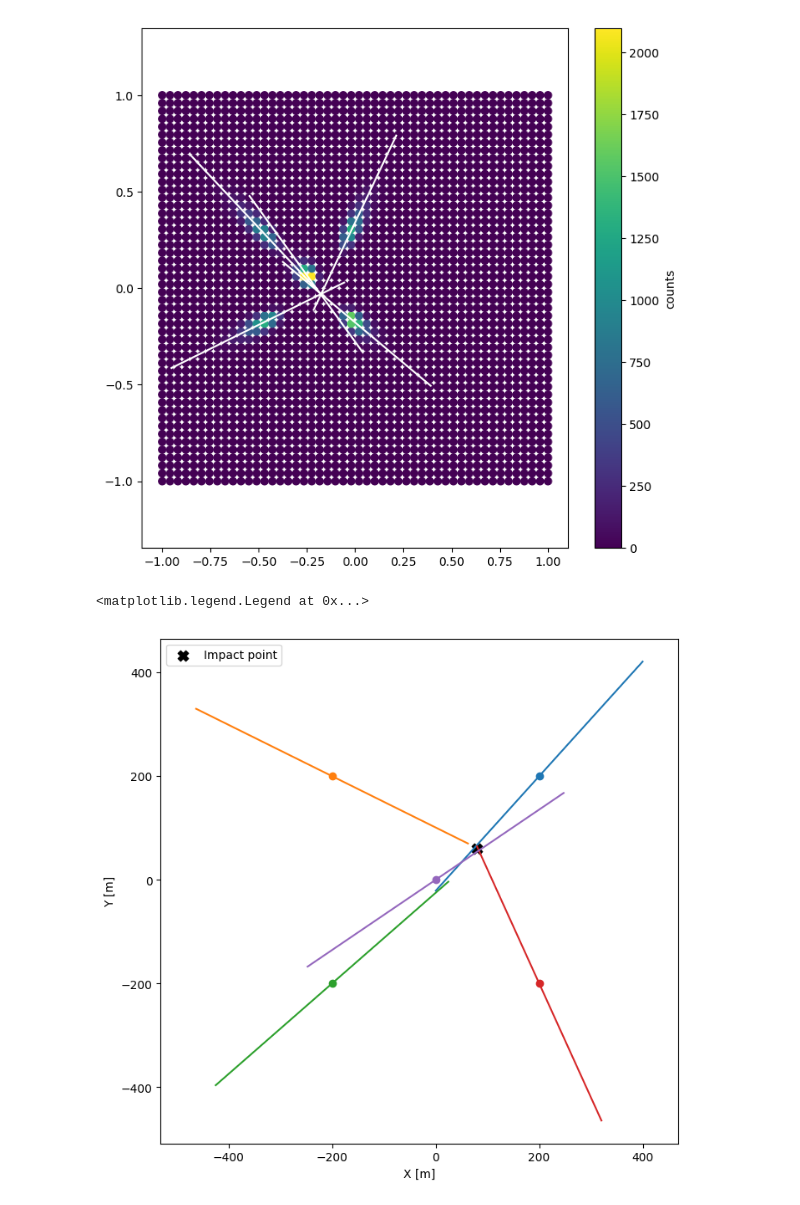
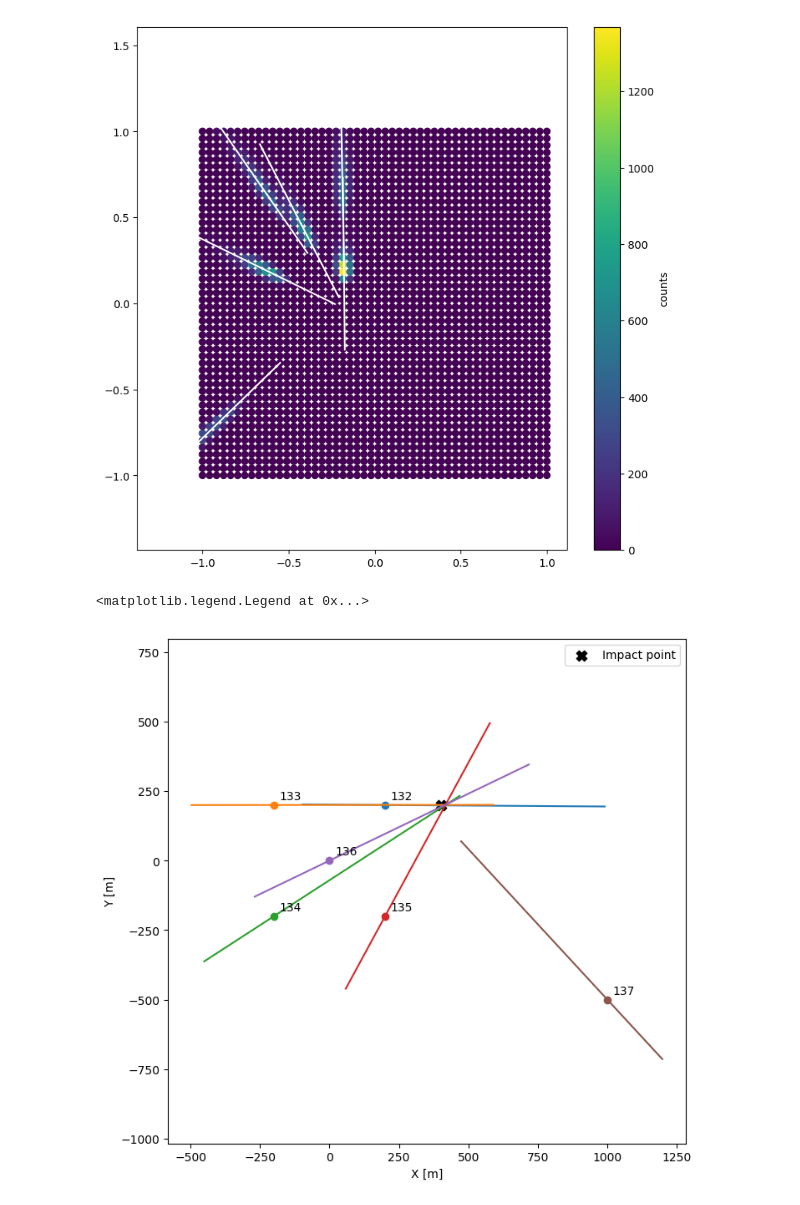
Before and after one commit to vuillaut/pschitt, a Jupyter notebook: notebooks/example.ipynb, the cells around one changed output. Cells and saved outputs as stored; diff of their text form; code cells hidden in the pictures.

```diff
--- a/notebooks/example.ipynb
+++ b/notebooks/example.ipynb
@@ -12,7 +17,7 @@ import math
 # %%
 shower = sky.shower()
 
-shower.impact_point = np.array([80,60,0])
+shower.impact_point = np.array([400,200,0])
 
 #shower direction
 shower.alt = math.radians(80)
@@ -37,5 +42,6 @@ tel2 = geo.Telescope([-200,200,0],tel_normal)
 tel3 = geo.Telescope([-200,-200,0],tel_normal)
 tel4 = geo.Telescope([200,-200,0],tel_normal)
 tel5 = geo.Telescope([0,0,0],tel_normal)
+tel6 = geo.Telescope([1000,-500,0],tel_normal)
 
-alltel = [tel1, tel2, tel3, tel4, tel5]
+alltel = [tel1, tel2, tel3, tel4, tel5, tel6]
@@ -74,8 +82,10 @@ ci.array_shower_imaging(shower, alltel, noise)
 # %%
 for idx, tel in enumerate(alltel):
     plt.figure(figsize=(5,5))
-    viz.display_camera_image(tel)
-    # plt.scatter(tel.pixel_tab[:,0], tel.pixel_tab[:,1], c = tel.signal_hist, marker='H')
-    # plt.clim(0,1500)
+    # viz.display_camera_image(tel)
+    plt.scatter(tel.pixel_tab[:,0], tel.pixel_tab[:,1], c = tel.signal_hist, marker='H', s=15)
+    plt.colorbar()
+    plt.clim(0,1500)
+    plt.axis('equal')
     # plt.savefig('../share/images/example/tel{0}.eps'.format(idx), fmt='eps', dpi=300)
 # %% [output]
@@ -100,5 +111,5 @@ Number of triggered telescopes =  5
 # %%
-plt.figure(figsize=(8,8))
+plt.figure(figsize=(9,9))
 viz.display_stacked_cameras(alltel)
 x = np.linspace(-0.5, 0.5)
 for tel, hp in zip(triggered_telescopes, HP):
@@ -106,34 +117,35 @@ for tel, hp in zip(triggered_telescopes, HP):
     plt.axis('equal')
 # plt.savefig('../share/images/example/hillas_reco.eps', fmt='eps', dpi=300)
 # %% [output]
-[figure, old version]
+[figure, new version]
 # %%
-x = np.linspace(-300,300)
+x = np.linspace(-300,800)
 HP = np.array(HP)
 
 plt.figure(figsize=(8,8))
 
 plt.axis('equal')
 for tel in triggered_telescopes:
     plt.scatter(tel.mirror_center[0], tel.mirror_center[1])
+    plt.annotate(str(tel.id), (tel.mirror_center[0] + 20, tel.mirror_center[1] + 20))
 
 for (tel, hp) in zip(triggered_telescopes, HP):
     alt = talt
     az = taz
     psi = hp[7] + np.pi/2.
     n = [
     np.sin(alt)**2 * np.cos(az) * np.cos(psi) - np.sin(alt)*np.sin(az) * np.sin(psi) + np.cos(alt)**2 * np.sin(az)*np.cos(psi),
     np.sin(alt)**2 * np.sin(az) * np.cos(psi) + np.sin(alt)*np.cos(az) * np.sin(psi) - np.cos(alt)**2 * np.cos(az)*np.cos(psi)
     ]
     plt.plot(x*n[0] + tel.mirror_center[0], x*n[1] + tel.mirror_center[1]);
 
 plt.scatter(shower.impact_point[0], shower.impact_point[1], color='black', label='Impact point', marker='X', s=80)
 
 plt.axis('equal')
 plt.xlabel("X [m]")
 plt.ylabel("Y [m]")
 plt.legend()
 # plt.savefig("../share/images/example/hillasreco_site.eps", fmt='eps', dpi=300)
 # %% [output]
 <matplotlib.legend.Legend at 0x...>
-[figure, old version]
+[figure, new version]
```
Also changed, not shown: parts of 84 cells of this notebook, 1 other file.
